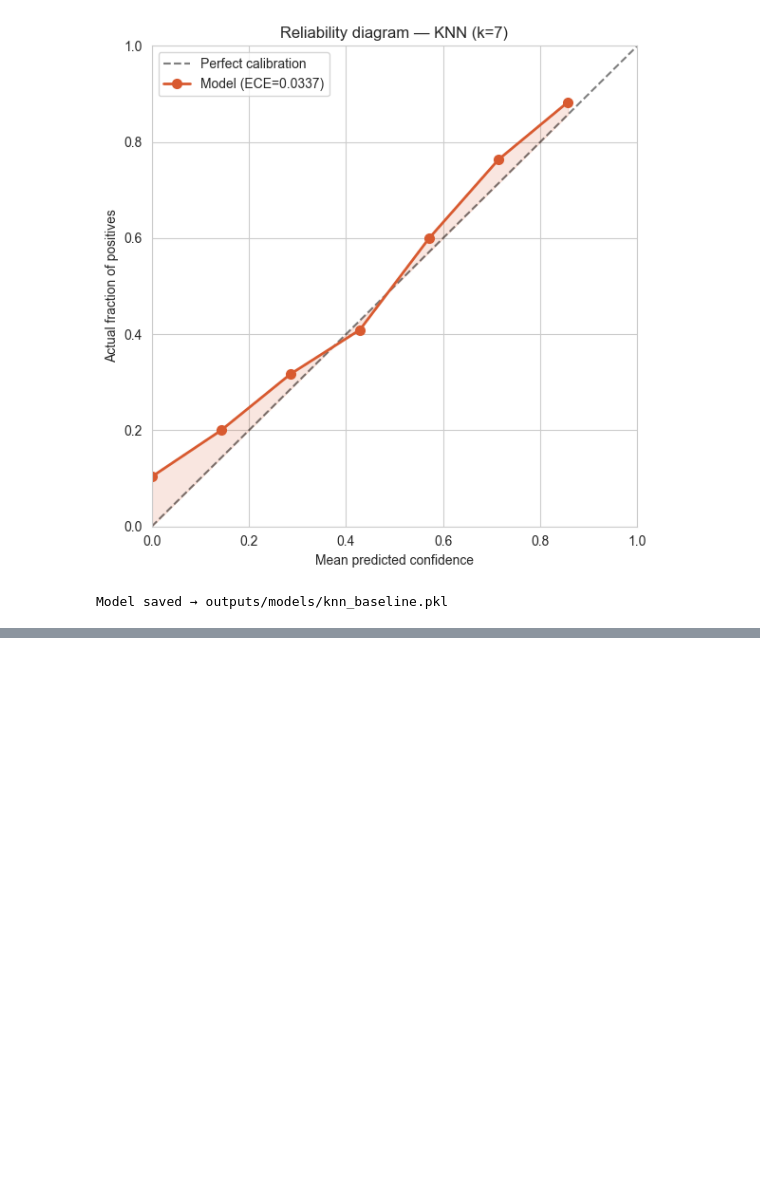
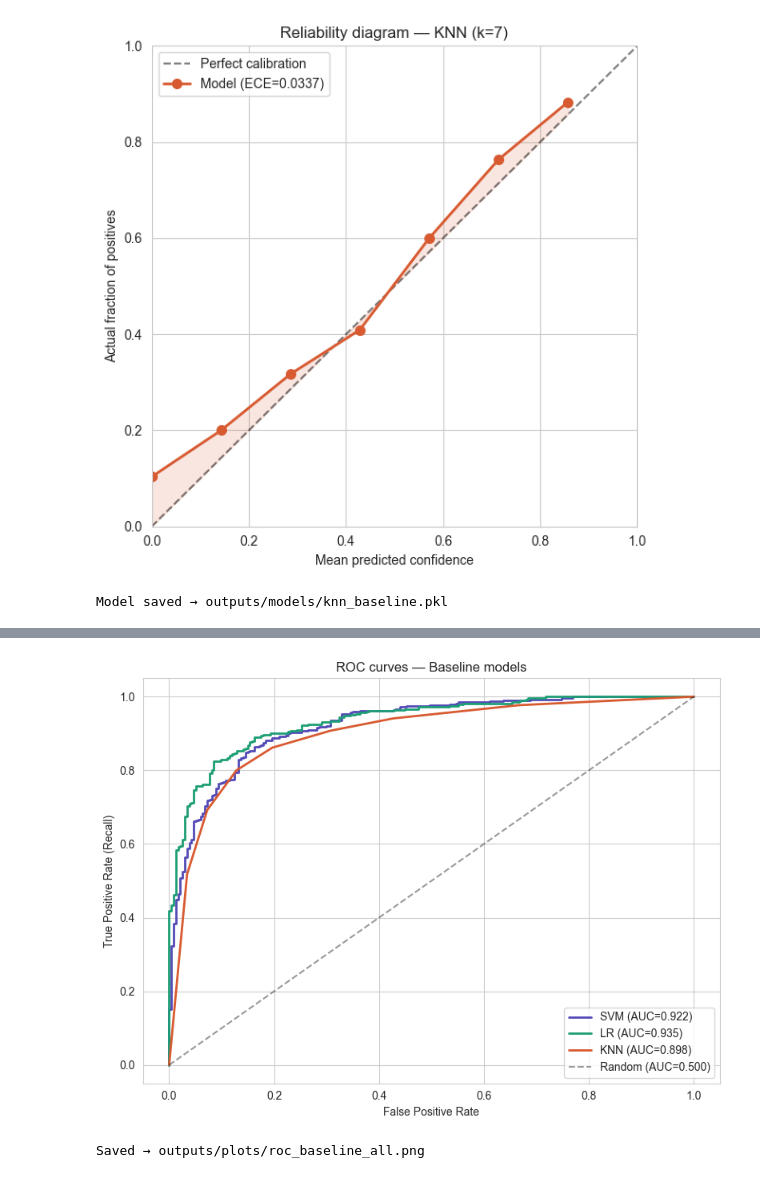
Before and after one commit to Dibya-z/Robust-Medical-Vision, a Jupyter notebook: notebooks/notebook_01_baseline.ipynb, the cells around one changed output, grey strips where cells are left out. Drawn from its saved outputs; the diff is of its cells as text; code cells hidden in the pictures; blank space fills up the shorter version.

```diff
--- a/notebooks/notebook_01_baseline.ipynb
+++ b/notebooks/notebook_01_baseline.ipynb
@@ -938,0 +1033,26 @@ Model saved → outputs/models/knn_baseline.pkl
+# %%
+sns.set_style('whitegrid')
+fig, ax = plt.subplots(figsize=(8, 6))
+
+colors = {'SVM': '#534AB7', 'LR': '#1D9E75', 'KNN': '#D85A30'}
+
+for name, res in results.items():
+    if 'calibrated' in name:
+        continue
+    fpr, tpr, _ = roc_curve(y_test, res['proba'])
+    ax.plot(fpr, tpr, linewidth=2, color=colors.get(name, '#888'),
+            label=f"{name} (AUC={res['auc']:.3f})")
+
+ax.plot([0, 1], [0, 1], 'k--', alpha=0.4, label='Random (AUC=0.500)')
+ax.set_xlabel('False Positive Rate')
+ax.set_ylabel('True Positive Rate (Recall)')
+ax.set_title('ROC curves — Baseline models')
+ax.legend(loc='lower right')
+plt.tight_layout()
+plt.savefig(f'{OUTPUT_PLOTS}/roc_baseline_all.png',
+            dpi=150, bbox_inches='tight')
+plt.show()
+print("Saved → outputs/plots/roc_baseline_all.png")
+# %% [output]
+[figure, added]
+Saved → outputs/plots/roc_baseline_all.png
```
Also changed, not shown: parts of 5 cells of this notebook.
